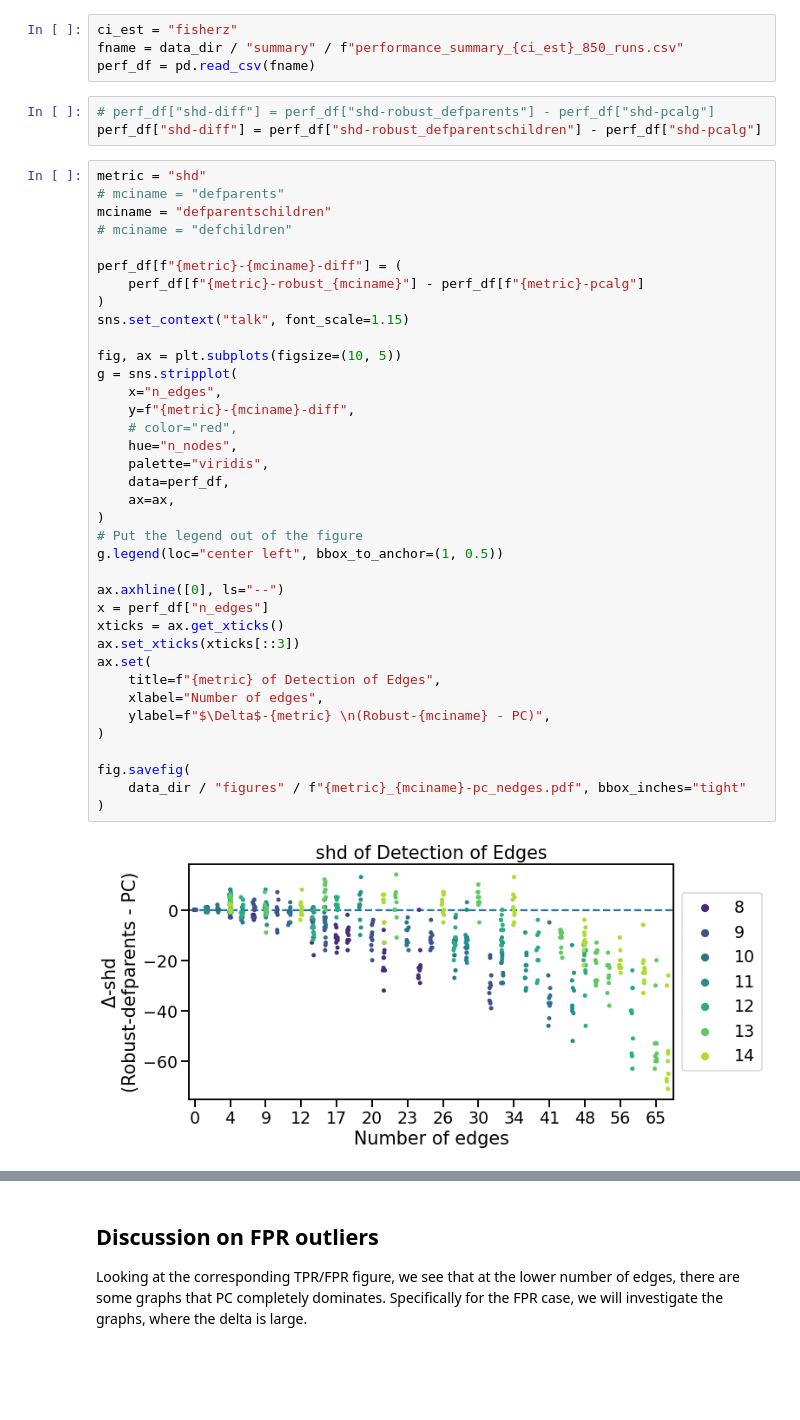
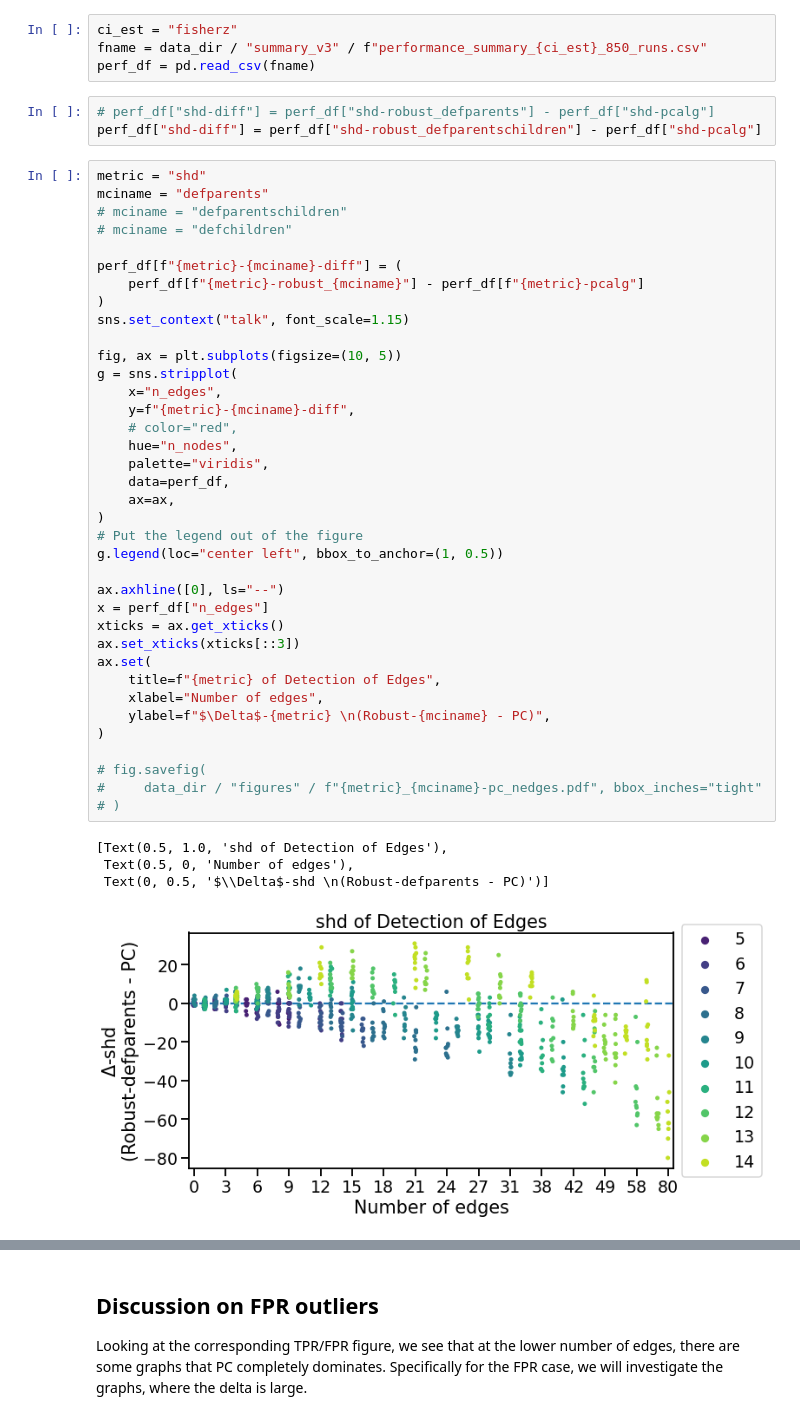
Before and after one commit to adam2392/causal-networkx, a Jupyter notebook: experiments/analyze_simulated_graphs.ipynb, the cells around one changed output, grey strips where cells are left out. Drawn from its saved outputs; the diff is of its cells as text; blank space fills up the shorter version.

```diff
--- a/experiments/analyze_simulated_graphs.ipynb
+++ b/experiments/analyze_simulated_graphs.ipynb
@@ -298,46 +321,49 @@ print(perf_df.shape)
 # %%
 ci_est = "fisherz"
-fname = data_dir / "summary" / f"performance_summary_{ci_est}_850_runs.csv"
+fname = data_dir / "summary_v3" / f"performance_summary_{ci_est}_850_runs.csv"
 perf_df = pd.read_csv(fname)
 # %%
 # perf_df["shd-diff"] = perf_df["shd-robust_defparents"] - perf_df["shd-pcalg"]
 perf_df["shd-diff"] = perf_df["shd-robust_defparentschildren"] - perf_df["shd-pcalg"]
 # %%
 metric = "shd"
-# mciname = "defparents"
-mciname = "defparentschildren"
+mciname = "defparents"
+# mciname = "defparentschildren"
 # mciname = "defchildren"
 
 perf_df[f"{metric}-{mciname}-diff"] = (
     perf_df[f"{metric}-robust_{mciname}"] - perf_df[f"{metric}-pcalg"]
 )
 sns.set_context("talk", font_scale=1.15)
 
 fig, ax = plt.subplots(figsize=(10, 5))
 g = sns.stripplot(
     x="n_edges",
     y=f"{metric}-{mciname}-diff",
     # color="red",
     hue="n_nodes",
     palette="viridis",
     data=perf_df,
     ax=ax,
 )
 # Put the legend out of the figure
 g.legend(loc="center left", bbox_to_anchor=(1, 0.5))
 
 ax.axhline([0], ls="--")
 x = perf_df["n_edges"]
 xticks = ax.get_xticks()
 ax.set_xticks(xticks[::3])
 ax.set(
     title=f"{metric} of Detection of Edges",
     xlabel="Number of edges",
     ylabel=f"$\Delta$-{metric} \n(Robust-{mciname} - PC)",
 )
 
-fig.savefig(
-    data_dir / "figures" / f"{metric}_{mciname}-pc_nedges.pdf", bbox_inches="tight"
-)
+# fig.savefig(
+#     data_dir / "figures" / f"{metric}_{mciname}-pc_nedges.pdf", bbox_inches="tight"
+# )
 # %% [output]
+[Text(0.5, 1.0, 'shd of Detection of Edges'),
+ Text(0.5, 0, 'Number of edges'),
+ Text(0, 0.5, '$\\Delta$-shd \n(Robust-defparents - PC)')]
-[figure, old version]
+[figure, new version]
```
Also changed, not shown: parts of 15 cells of this notebook, 18 other files.
